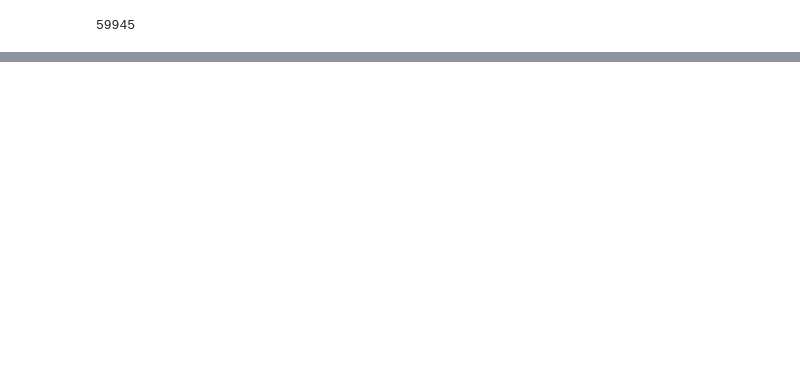
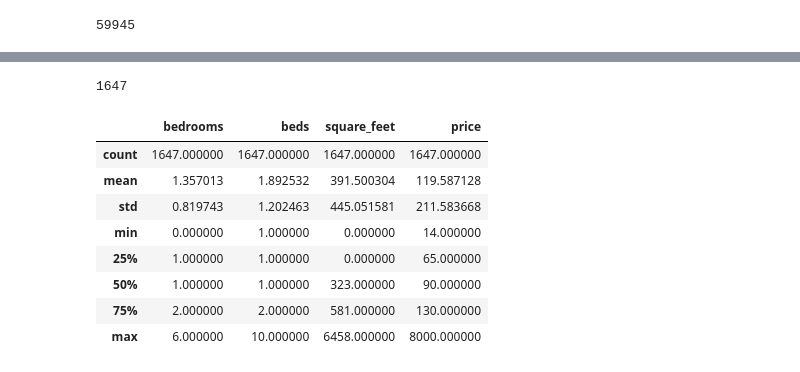
Before and after one commit to Rutle/jodatut-ht, a Jupyter notebook: jodatutHT.ipynb, the cells around one changed output, grey strips where cells are left out. Drawn from its saved outputs; the diff is of its cells as text; code cells hidden in the pictures; blank space fills up the shorter version.

```diff
--- a/jodatutHT.ipynb
+++ b/jodatutHT.ipynb
@@ -198,0 +54,16 @@ array([[<matplotlib.axes._subplots.AxesSubplot object at 0x...>,
+# %%
+len(df.index)
+# %% [output]
+1647
+# %%
+df.describe()
+# %% [output]
+|  | bedrooms | beds | square_feet | price |
+| count | 1647.000000 | 1647.000000 | 1647.000000 | 1647.000000 |
+| mean | 1.357013 | 1.892532 | 391.500304 | 119.587128 |
+| std | 0.819743 | 1.202463 | 445.051581 | 211.583668 |
+| min | 0.000000 | 1.000000 | 0.000000 | 14.000000 |
+| 25% | 1.000000 | 1.000000 | 0.000000 | 65.000000 |
+| 50% | 1.000000 | 1.000000 | 323.000000 | 90.000000 |
+| 75% | 2.000000 | 2.000000 | 581.000000 | 130.000000 |
+| max | 6.000000 | 10.000000 | 6458.000000 | 8000.000000 |
```
Also changed, not shown: parts of 30 cells of this notebook.
